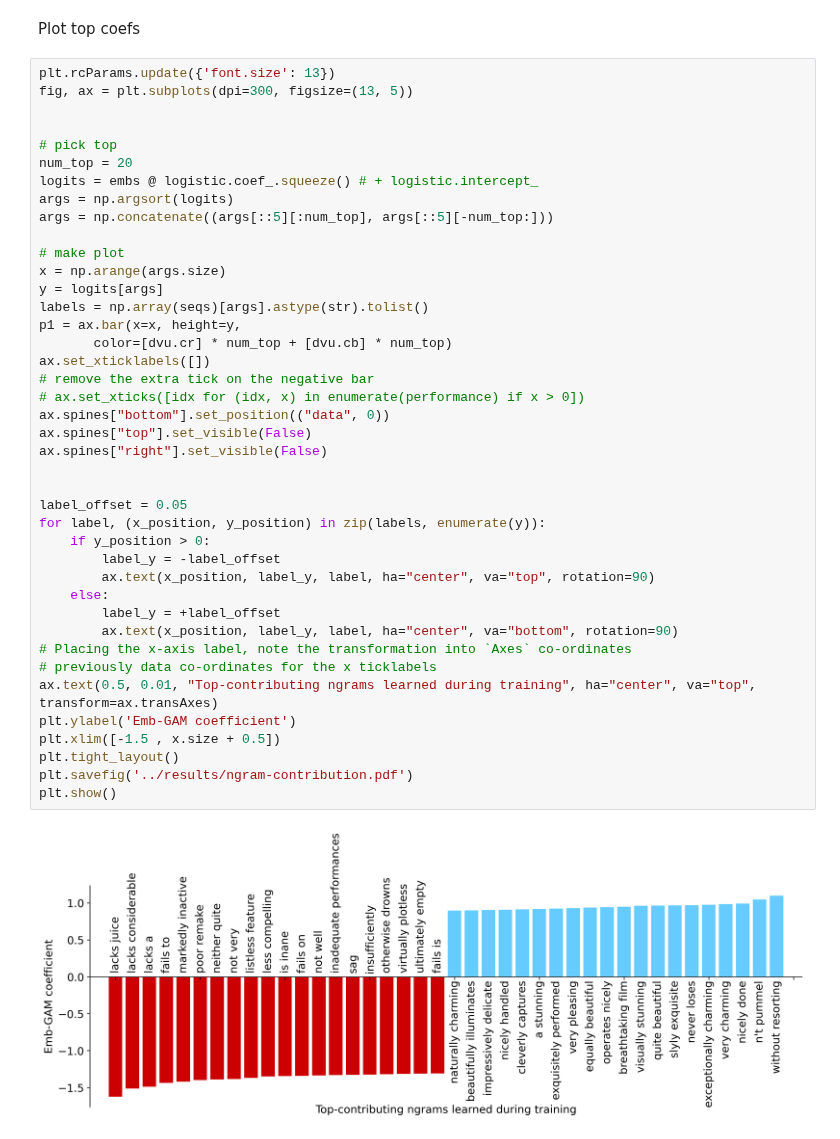
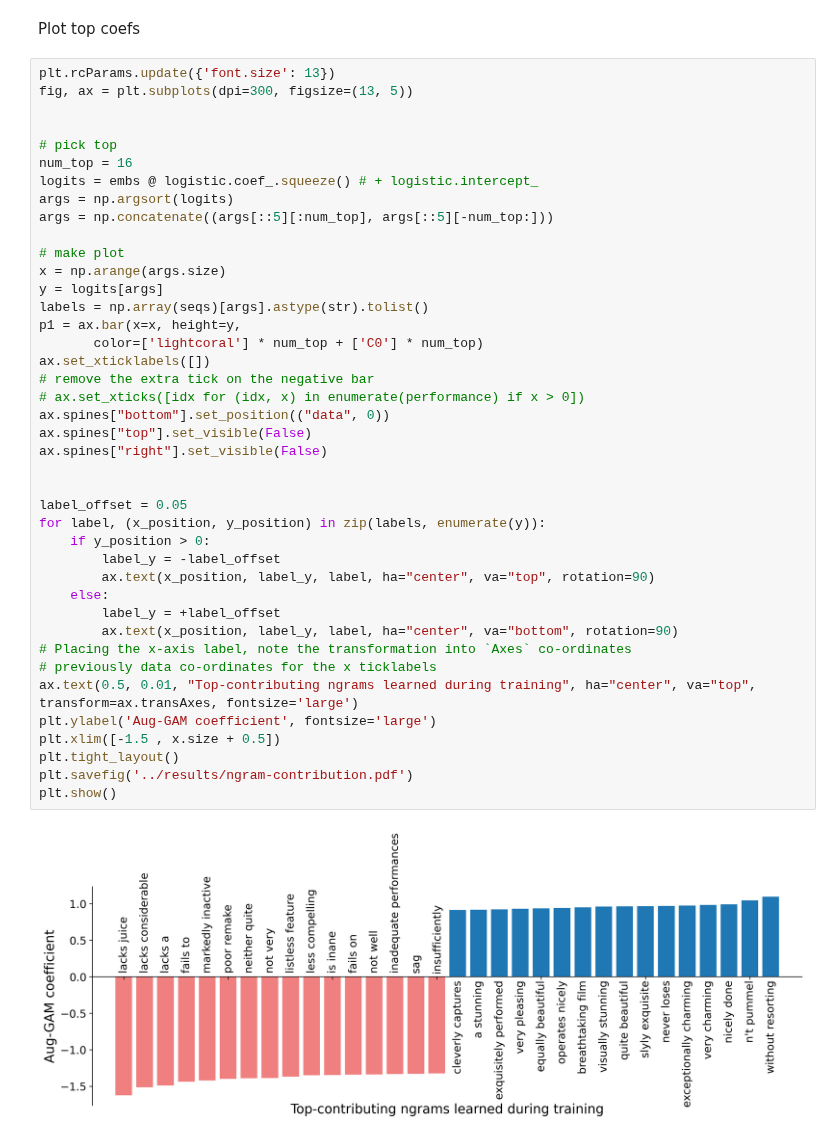
Before and after one commit to microsoft/augmented-interpretable-models, a Jupyter notebook: notebooks/04_coefs_in_distr.ipynb, the cells around one changed output. Saved outputs shown, nothing was run; the diff lists cells and outputs as text.

```diff
--- a/notebooks/04_coefs_in_distr.ipynb
+++ b/notebooks/04_coefs_in_distr.ipynb
@@ -84,40 +85,40 @@ fig, ax = plt.subplots(dpi=300, figsize=(13, 5))
 
 
 # pick top
-num_top = 20
+num_top = 16
 logits = embs @ logistic.coef_.squeeze() # + logistic.intercept_
 args = np.argsort(logits)
 args = np.concatenate((args[::5][:num_top], args[::5][-num_top:]))
 
 # make plot
 x = np.arange(args.size)
 y = logits[args]
 labels = np.array(seqs)[args].astype(str).tolist()
 p1 = ax.bar(x=x, height=y,
-       color=[dvu.cr] * num_top + [dvu.cb] * num_top)
+       color=['lightcoral'] * num_top + ['C0'] * num_top)
 ax.set_xticklabels([])
 # remove the extra tick on the negative bar
 # ax.set_xticks([idx for (idx, x) in enumerate(performance) if x > 0])
 ax.spines["bottom"].set_position(("data", 0))
 ax.spines["top"].set_visible(False)
 ax.spines["right"].set_visible(False)
 
 
 label_offset = 0.05
 for label, (x_position, y_position) in zip(labels, enumerate(y)):
     if y_position > 0:
         label_y = -label_offset
         ax.text(x_position, label_y, label, ha="center", va="top", rotation=90)
     else:
         label_y = +label_offset
         ax.text(x_position, label_y, label, ha="center", va="bottom", rotation=90)
 # Placing the x-axis label, note the transformation into `Axes` co-ordinates
 # previously data co-ordinates for the x ticklabels
-ax.text(0.5, 0.01, "Top-contributing ngrams learned during training", ha="center", va="top", transform=ax.transAxes)
-plt.ylabel('Emb-GAM coefficient')
+ax.text(0.5, 0.01, "Top-contributing ngrams learned during training", ha="center", va="top", transform=ax.transAxes, fontsize='large')
+plt.ylabel('Aug-GAM coefficient', fontsize='large')
 plt.xlim([-1.5 , x.size + 0.5])
 plt.tight_layout()
 plt.savefig('../results/ngram-contribution.pdf')
 plt.show()
 # %% [output]
-[figure, old version]
+[figure, new version]
```
Also changed, not shown: parts of 3 cells of this notebook, 7 other files.
